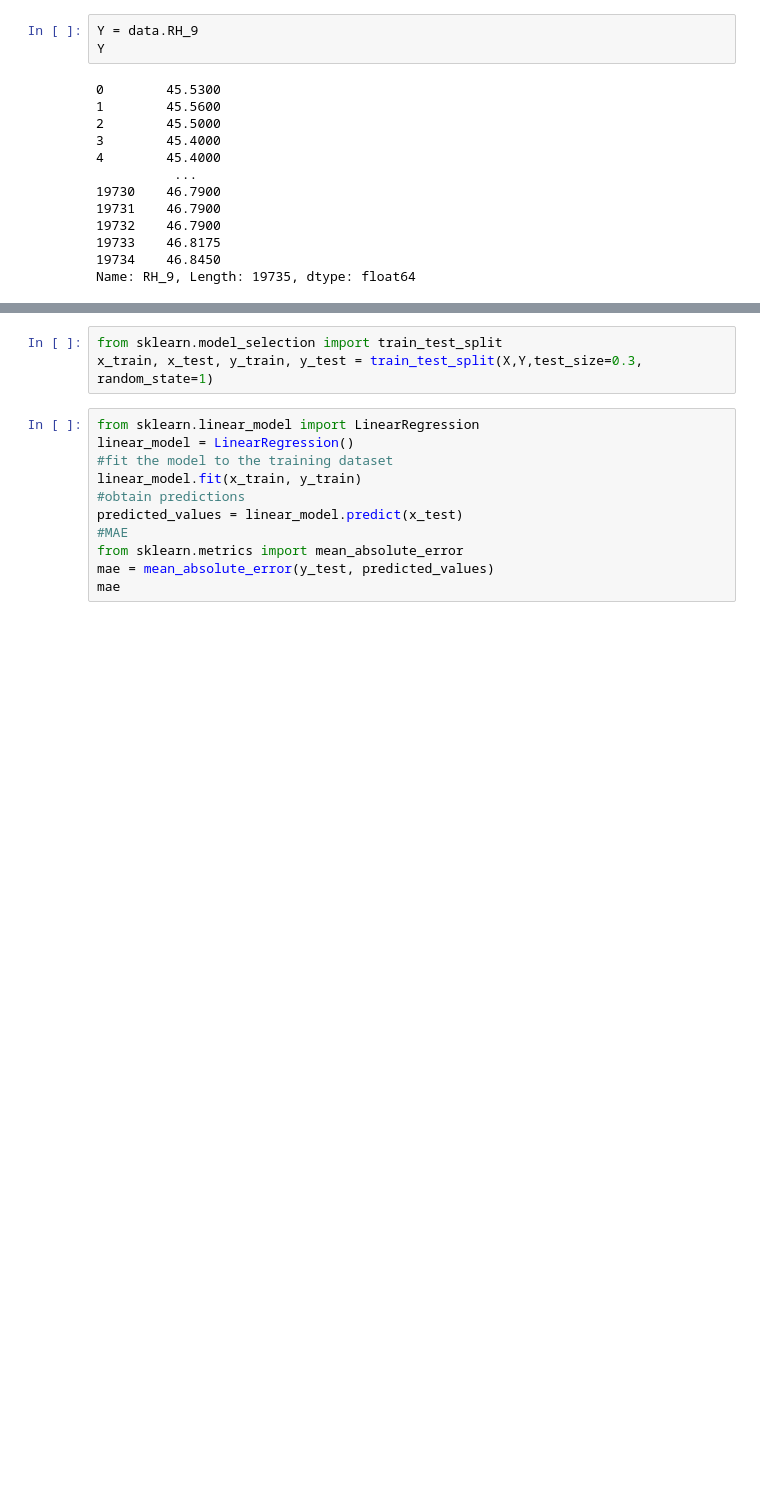
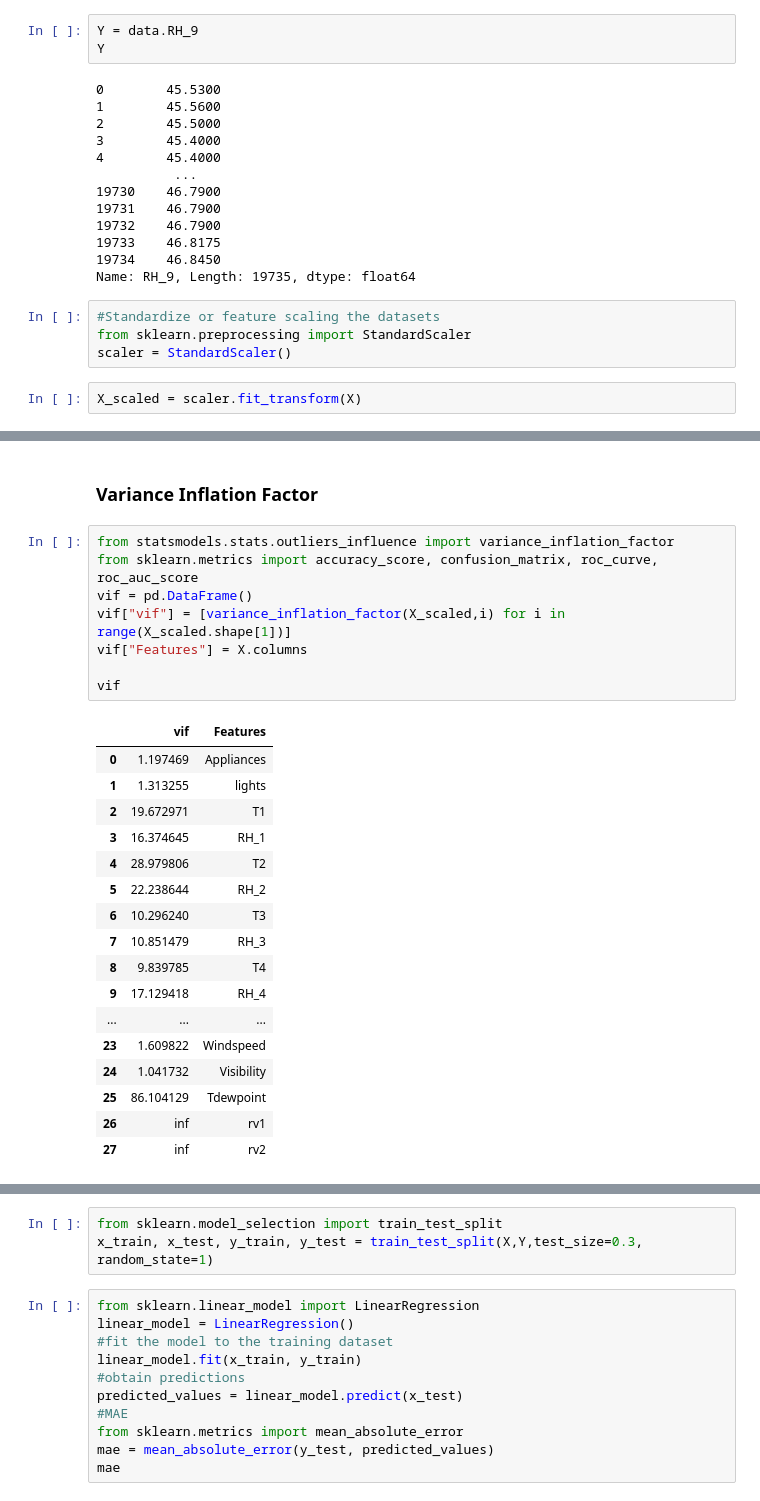
Before and after one commit to Rushi9867/Hamoye-Internship, a Jupyter notebook: Hamoye Stage B/Hamoye Stage B.ipynb, the cells around one changed output, grey strips where cells are left out. Saved outputs shown, nothing was run; the diff lists cells and outputs as text; blank space fills up the shorter version.

```diff
--- a/Hamoye Stage B/Hamoye Stage B.ipynb
+++ b/Hamoye Stage B/Hamoye Stage B.ipynb
@@ -114,3 +105,9 @@ Y
 19733    46.8175
 19734    46.8450
 Name: RH_9, Length: 19735, dtype: float64
+# %%
+#Standardize or feature scaling the datasets
+from sklearn.preprocessing import StandardScaler
+scaler = StandardScaler()
+# %%
+X_scaled = scaler.fit_transform(X)
@@ -117,3 +130,31 @@ Name: RH_9, Length: 19735, dtype: float64
+# %% [markdown]
+### Variance Inflation Factor
+# %%
+from statsmodels.stats.outliers_influence import variance_inflation_factor
+from sklearn.metrics import accuracy_score, confusion_matrix, roc_curve, roc_auc_score
+vif = pd.DataFrame()
+vif["vif"] = [variance_inflation_factor(X_scaled,i) for i in range(X_scaled.shape[1])]
+vif["Features"] = X.columns
+
+vif
+# %% [output]
+|  | vif | Features |
+| 0 | 1.197469 | Appliances |
+| 1 | 1.313255 | lights |
+| 2 | 19.672971 | T1 |
+| 3 | 16.374645 | RH_1 |
+| 4 | 28.979806 | T2 |
+| 5 | 22.238644 | RH_2 |
+| 6 | 10.296240 | T3 |
+| 7 | 10.851479 | RH_3 |
+| 8 | 9.839785 | T4 |
+| 9 | 17.129418 | RH_4 |
+| ... | ... | ... |
+| 23 | 1.609822 | Windspeed |
+| 24 | 1.041732 | Visibility |
+| 25 | 86.104129 | Tdewpoint |
+| 26 | inf | rv1 |
+| 27 | inf | rv2 |
 # %%
 from sklearn.model_selection import train_test_split
 train_test_split(X,Y,test_size=0.3)
```
Also changed, not shown: parts of 8 cells of this notebook.
